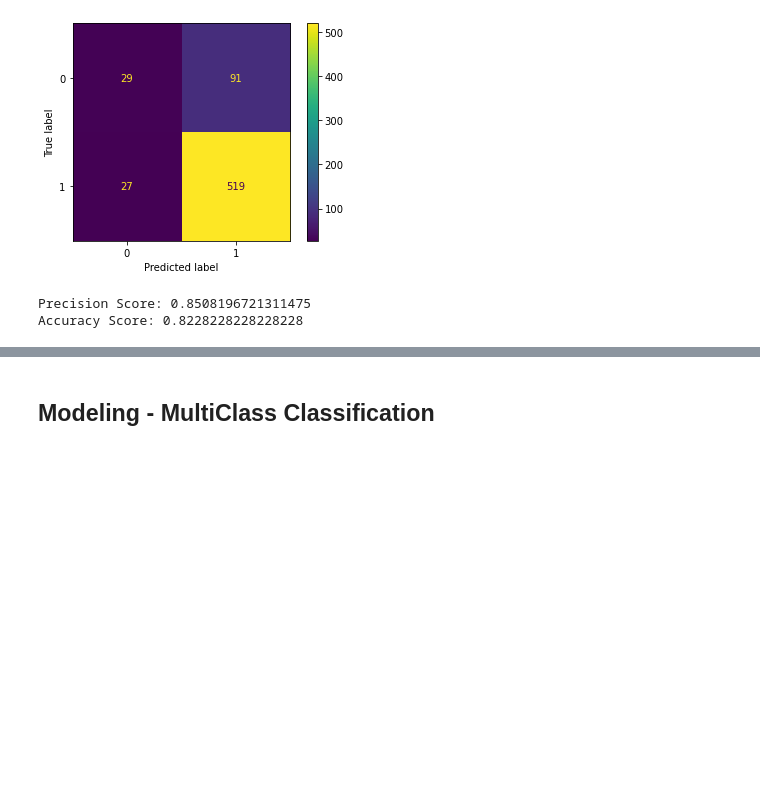
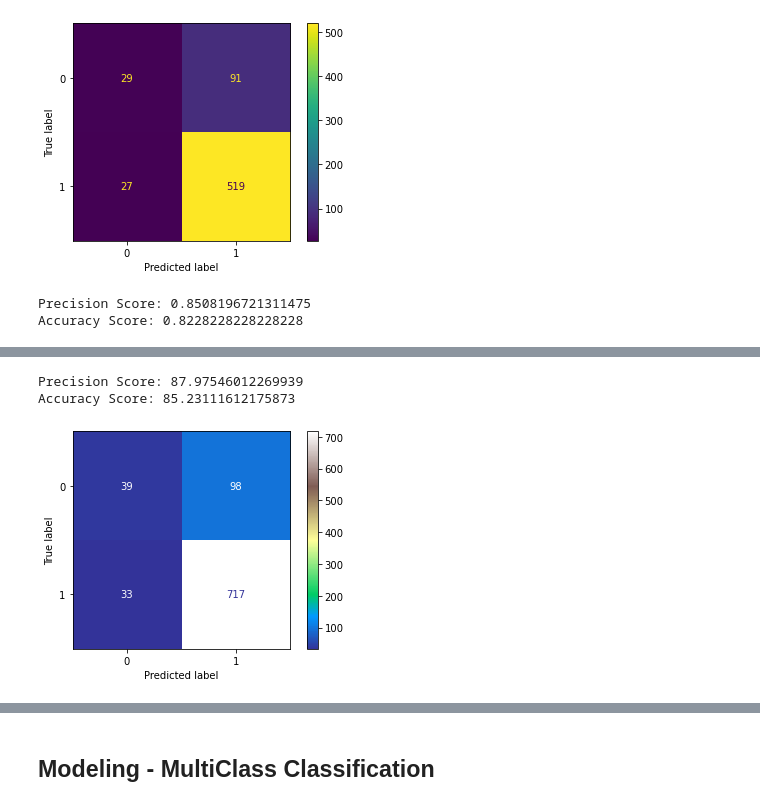
Before and after one commit to smashley-eakland/tweet-nlp-analysis, a Jupyter notebook: NLP.ipynb, the cells around one changed output, grey strips where cells are left out. Saved outputs shown, nothing was run; the diff lists cells and outputs as text; code cells hidden in the pictures; blank space fills up the shorter version.

Commit message:
final model

```diff
--- a/NLP.ipynb
+++ b/NLP.ipynb
@@ -961,0 +981,8 @@ Accuracy Score: 0.8228228228228228
+# %%
+#transform holdout data for modeling - optimal performing models used CV2500 and TF-IDF835
+#CountVectorizer 2500 word vocab test for Bayes Modeling
+Xtest_cv = cv.transform(X_test['tweet_text'])
+Xtest_cv = pd.DataFrame.sparse.from_spmatrix(Xtest_cv)
+Xtest_cv.columns = sorted(cv.vocabulary_)
+Xtest_cv.set_index(y_test.index, inplace=True)
+Xtest_cv
@@ -961,0 +1003,11 @@ Accuracy Score: 0.8228228228228228
+# %%
+bayes_hat = mnb3.predict(Xtest_cv)
+print('Precision Score:', precision_score(y_test, bayes_hat)*100)
+print('Accuracy Score:', accuracy_score(y_test, bayes_hat)*100)
+# %% [output]
+Precision Score: 87.97546012269939
+Accuracy Score: 85.23111612175873
+# %%
+plot_confusion_matrix(mnb3, Xtest_cv, y_test, cmap='terrain');
+# %% [output]
+[figure, added]
```
Also changed, not shown: parts of 43 cells of this notebook, 5 other files.
